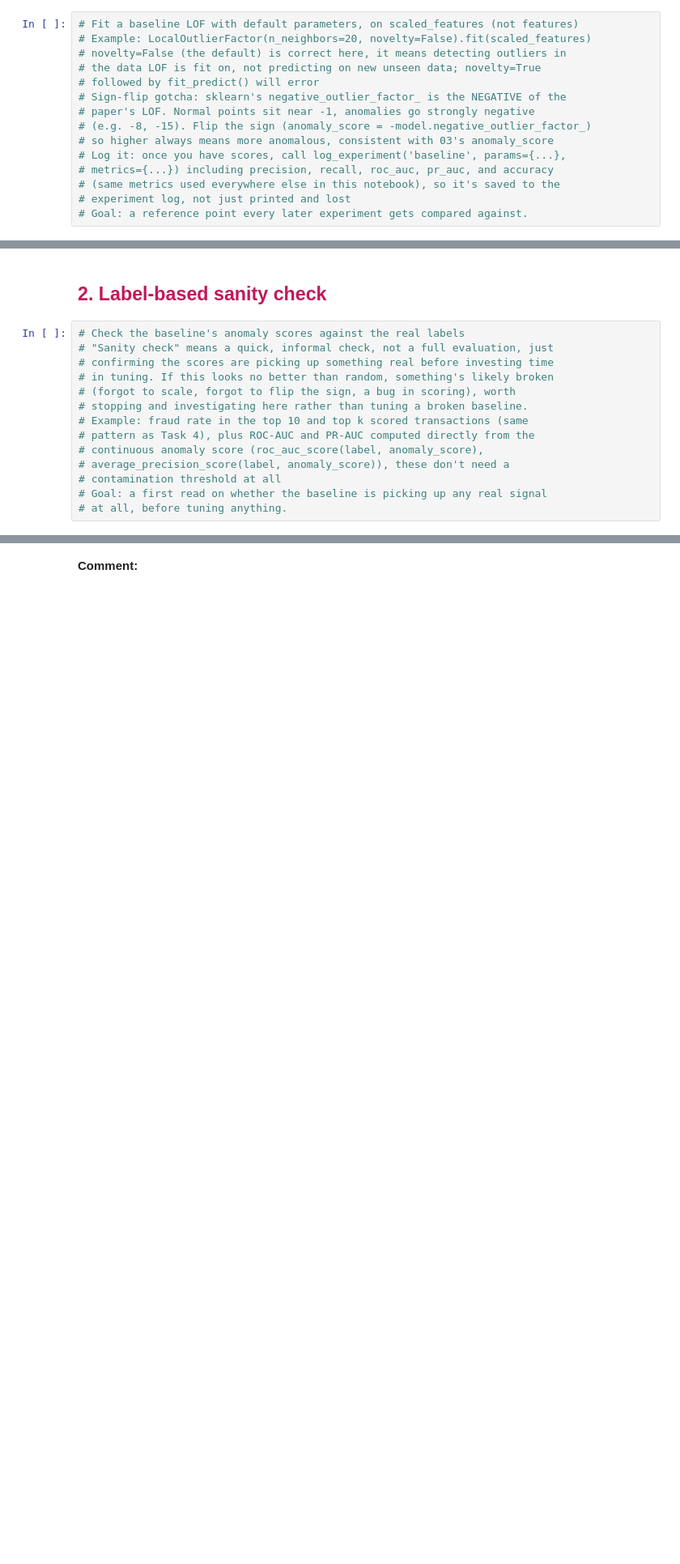
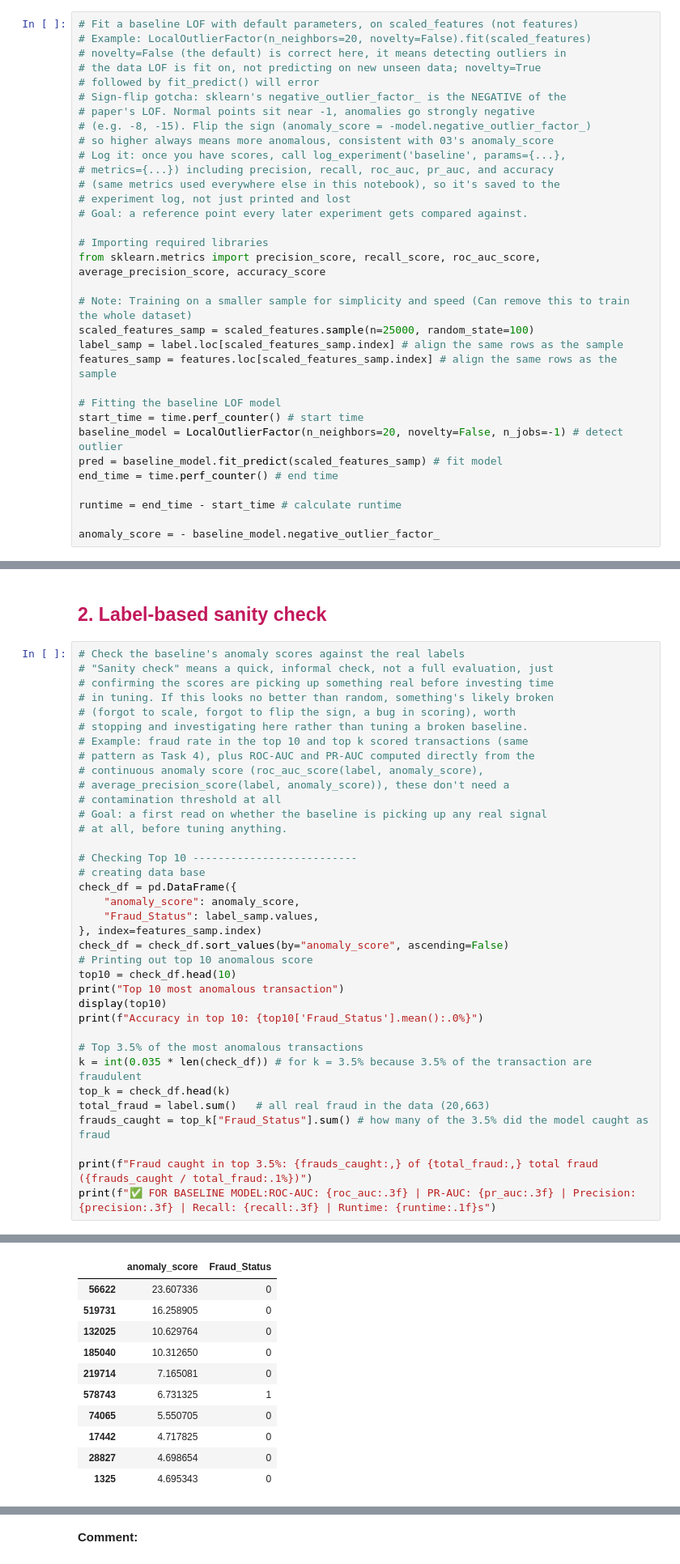
Before and after one commit to Nafisatibrahim/Unsupervised-fraud-detection-the-outliers, a Jupyter notebook: notebooks/04-lof.ipynb, the cells around one changed output, grey strips where cells are left out. Shown at 81% size. Cells and saved outputs as stored; diff of their text form; blank space fills up the shorter version.

```diff
--- a/notebooks/04-lof.ipynb
+++ b/notebooks/04-lof.ipynb
@@ -207,3 +234,21 @@ print(f"✅ Scaled {scaled_features.shape[1]} feature columns.")
 # (same metrics used everywhere else in this notebook), so it's saved to the
 # experiment log, not just printed and lost
 # Goal: a reference point every later experiment gets compared against.
+
+# Importing required libraries
+from sklearn.metrics import precision_score, recall_score, roc_auc_score, average_precision_score, accuracy_score
+
+# Note: Training on a smaller sample for simplicity and speed (Can remove this to train the whole dataset)
+scaled_features_samp = scaled_features.sample(n=25000, random_state=100)
+label_samp = label.loc[scaled_features_samp.index] # align the same rows as the sample
+features_samp = features.loc[scaled_features_samp.index] # align the same rows as the sample
+
+# Fitting the baseline LOF model
+start_time = time.perf_counter() # start time
+baseline_model = LocalOutlierFactor(n_neighbors=20, novelty=False, n_jobs=-1) # detect outlier
+pred = baseline_model.fit_predict(scaled_features_samp) # fit model
+end_time = time.perf_counter() # end time
+
+runtime = end_time - start_time # calculate runtime
+
+anomaly_score = - baseline_model.negative_outlier_factor_
@@ -226,3 +308,26 @@ print(f"✅ Scaled {scaled_features.shape[1]} feature columns.")
 # contamination threshold at all
 # Goal: a first read on whether the baseline is picking up any real signal
 # at all, before tuning anything.
+
+# Checking Top 10 --------------------------
+# creating data base
+check_df = pd.DataFrame({
+    "anomaly_score": anomaly_score,
+    "Fraud_Status": label_samp.values,
+}, index=features_samp.index)
+check_df = check_df.sort_values(by="anomaly_score", ascending=False)
+# Printing out top 10 anomalous score
+top10 = check_df.head(10)
+print("Top 10 most anomalous transaction")
+display(top10)
+print(f"Accuracy in top 10: {top10['Fraud_Status'].mean():.0%}")
+
+# Top 3.5% of the most anomalous transactions
+k = int(0.035 * len(check_df)) # for k = 3.5% because 3.5% of the transaction are fraudulent
+top_k = check_df.head(k)
+total_fraud = label.sum()   # all real fraud in the data (20,663)
+frauds_caught = top_k["Fraud_Status"].sum() # how many of the 3.5% did the model caught as fraud
+
+print(f"Fraud caught in top 3.5%: {frauds_caught:,} of {total_fraud:,} total fraud ({frauds_caught / total_fraud:.1%})")
+print(f"✅ FOR BASELINE MODEL:ROC-AUC: {roc_auc:.3f} | PR-AUC: {pr_auc:.3f} | Precision: {precision:.3f} | Recall: {recall:.3f} | Runtime: {runtime:.1f}s")
+# %% [output]
@@ -228,0 +335,11 @@ print(f"✅ Scaled {scaled_features.shape[1]} feature columns.")
+|  | anomaly_score | Fraud_Status |
+| 56622 | 23.607336 | 0 |
+| 519731 | 16.258905 | 0 |
+| 132025 | 10.629764 | 0 |
+| 185040 | 10.312650 | 0 |
+| 219714 | 7.165081 | 0 |
+| 578743 | 6.731325 | 1 |
+| 74065 | 5.550705 | 0 |
+| 17442 | 4.717825 | 0 |
+| 28827 | 4.698654 | 0 |
+| 1325 | 4.695343 | 0 |
```
Also changed, not shown: parts of 22 cells of this notebook.
